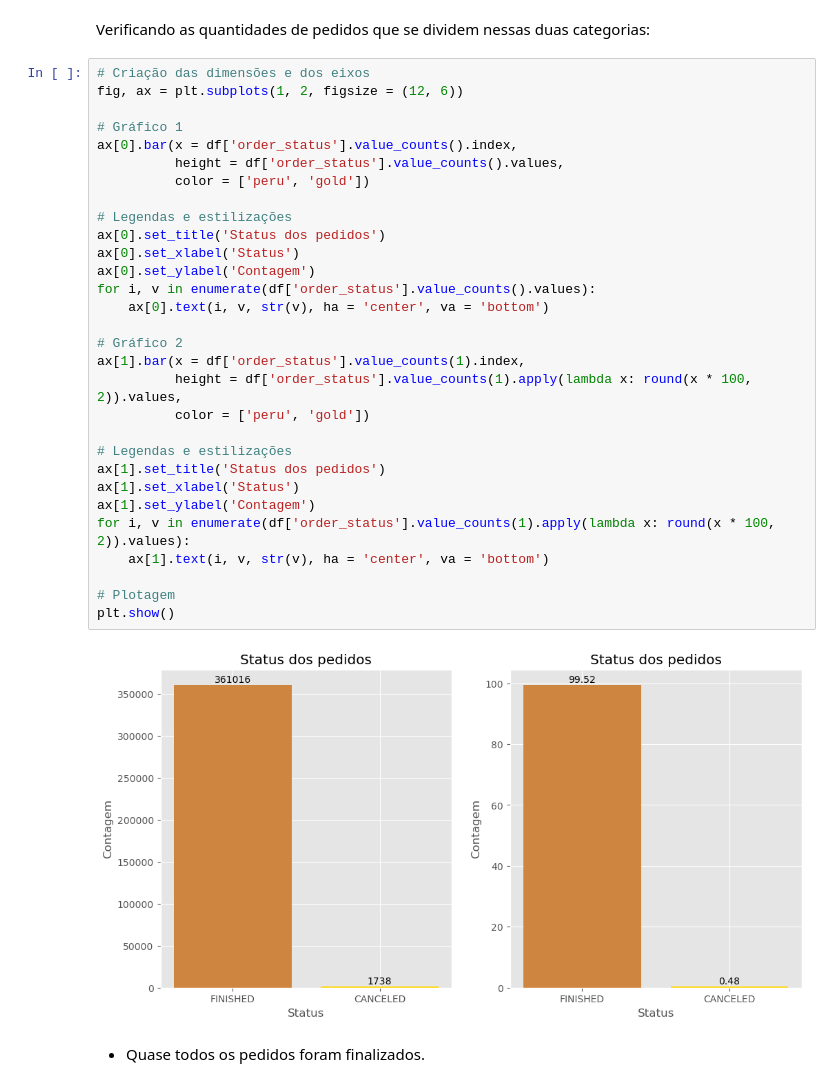
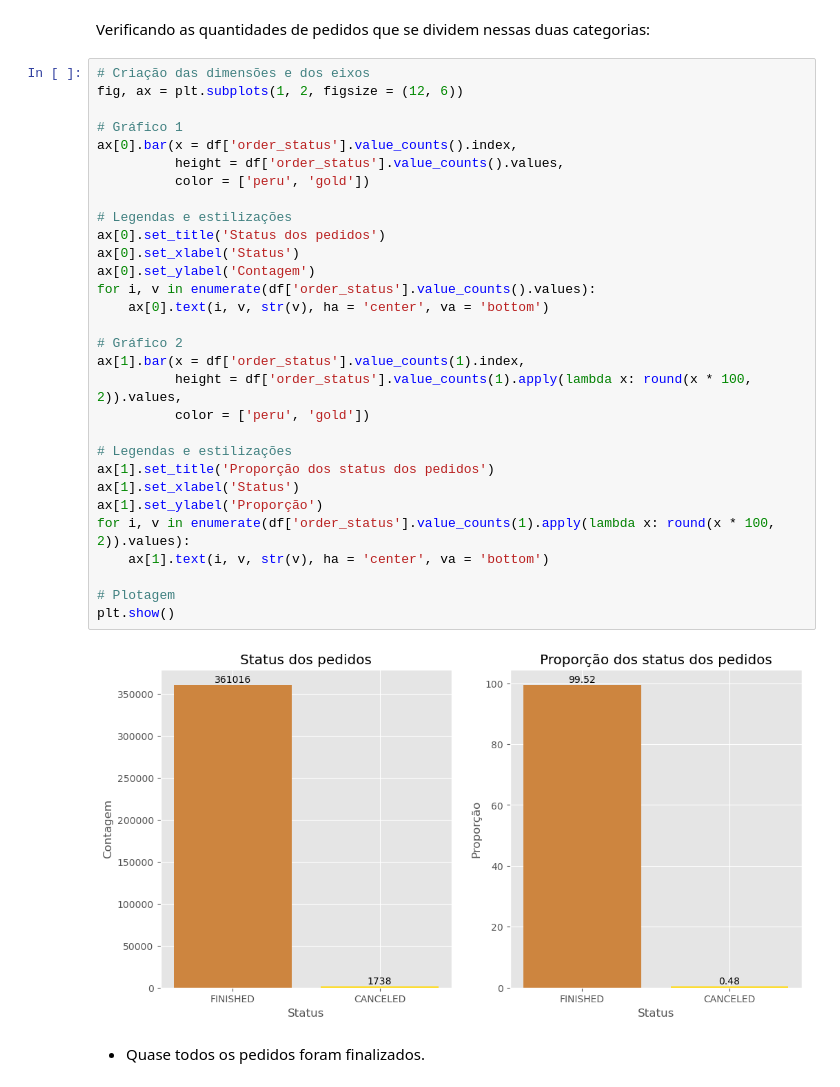
Before and after one commit to IanKlein95/Delivery-Center---Desafio-do-clube-Universidade-dos-Dados, a Jupyter notebook: Delivery Center - Desafio do clube Universidade dos Dados.ipynb, the cells around one changed output. Drawn from its saved outputs; the diff is of its cells as text.

```diff
--- a/Delivery Center - Desafio do clube Universidade dos Dados.ipynb
+++ b/Delivery Center - Desafio do clube Universidade dos Dados.ipynb
@@ -557,35 +557,35 @@ Verificando as quantidades de pedidos que se dividem nessas duas categorias:
 # %%
 # Criação das dimensões e dos eixos
 fig, ax = plt.subplots(1, 2, figsize = (12, 6))
 
 # Gráfico 1
 ax[0].bar(x = df['order_status'].value_counts().index,
           height = df['order_status'].value_counts().values,
           color = ['peru', 'gold'])
 
 # Legendas e estilizações
 ax[0].set_title('Status dos pedidos')
 ax[0].set_xlabel('Status')
 ax[0].set_ylabel('Contagem')
 for i, v in enumerate(df['order_status'].value_counts().values):
     ax[0].text(i, v, str(v), ha = 'center', va = 'bottom')
 
 # Gráfico 2
 ax[1].bar(x = df['order_status'].value_counts(1).index,
           height = df['order_status'].value_counts(1).apply(lambda x: round(x * 100, 2)).values,
           color = ['peru', 'gold'])
 
 # Legendas e estilizações
-ax[1].set_title('Status dos pedidos')
+ax[1].set_title('Proporção dos status dos pedidos')
 ax[1].set_xlabel('Status')
-ax[1].set_ylabel('Contagem')
+ax[1].set_ylabel('Proporção')
 for i, v in enumerate(df['order_status'].value_counts(1).apply(lambda x: round(x * 100, 2)).values):
     ax[1].text(i, v, str(v), ha = 'center', va = 'bottom')
 
 # Plotagem
 plt.show()
 # %% [output]
-[figure, old version]
+[figure, new version]
 # %% [markdown]
 - Quase todos os pedidos foram finalizados.
 # %% [markdown]
```
